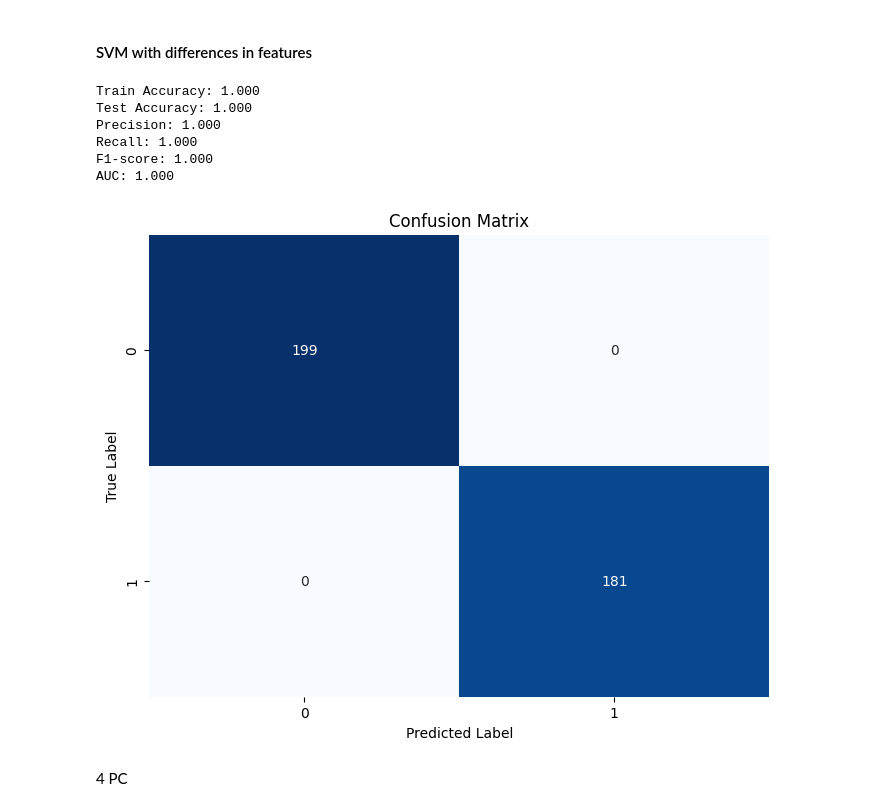
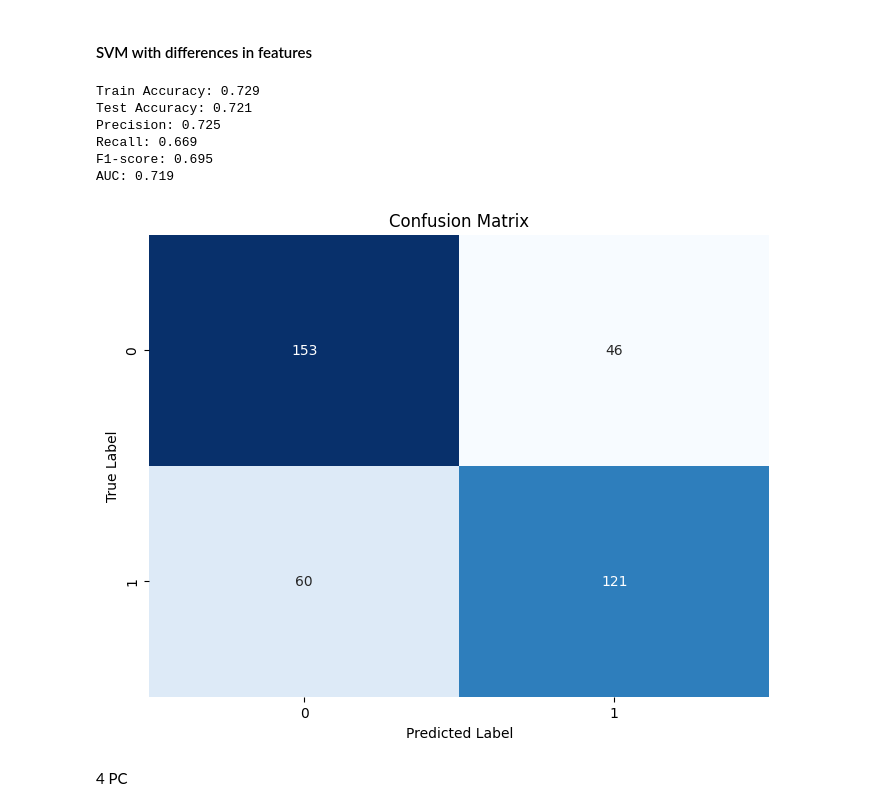
Before and after one commit to BhosaleAniket/MATH-189-Final-Project, a Jupyter notebook: final_project.ipynb, the cells around one changed output. Drawn from its saved outputs; the diff is of its cells as text; code cells hidden in the pictures.

```diff
--- a/final_project.ipynb
+++ b/final_project.ipynb
@@ -1145,7 +1154,7 @@ AUC: 1.000
 # %% [markdown]
 #### SVM with differences in features
 # %%
-X = df_numerical_difference.drop(columns=["FullTimeResult", "FullTimeHomeGoals", "HalfTimeHomeGoals", "FullTimeAwayGoals", "HalfTimeAwayGoals", "HomeShots", "AwayShots", "HomeShotsOnTarget", "AwayShotsOnTarget", "HomeCorners", "AwayCorners"])
+X = df_numerical_difference.drop(columns=["FullTimeResult", "FTR", "FullTimeHomeGoals", "HalfTimeHomeGoals", "FullTimeAwayGoals", "HalfTimeAwayGoals", "HomeShots", "AwayShots", "HomeShotsOnTarget", "AwayShotsOnTarget", "HomeCorners", "AwayCorners", "HomeFouls", "AwayFouls"])
 y = df_numerical_difference["FullTimeResult"]
 
 X_train, X_test, y_train, y_test = train_test_split(X, y, test_size=0.2, random_state=42)
@@ -1158,40 +1167,40 @@ y_pred_train = svm.predict(X_train)
 y_pred_test = svm.predict(X_test)
 
 # accuracy
 train_accuracy = accuracy_score(y_train, y_pred_train)
 test_accuracy = accuracy_score(y_test, y_pred_test)
 
 print(f"Train Accuracy: {train_accuracy:.3f}")
 print(f"Test Accuracy: {test_accuracy:.3f}")
 
 # precision, recall, and F1-score, and AUC
 precision = precision_score(y_test, y_pred_test)
 recall = recall_score(y_test, y_pred_test)
 f1 = f1_score(y_test, y_pred_test)
 auc = roc_auc_score(y_test, y_pred_test)
 
 print(f"Precision: {precision:.3f}")
 print(f"Recall: {recall:.3f}")
 print(f"F1-score: {f1:.3f}")
 print(f"AUC: {auc:.3f}")
 
 cm = confusion_matrix(y_test, y_pred_test)
 
 # plot the confusion matrix
 plt.figure(figsize=(8, 6))
 sns.heatmap(cm, annot=True, fmt='d', cmap='Blues', cbar=False)
 plt.xlabel('Predicted Label')
 plt.ylabel('True Label')
 plt.title('Confusion Matrix')
 plt.show()
 # %% [output]
-Train Accuracy: 1.000
-Test Accuracy: 1.000
-Precision: 1.000
-Recall: 1.000
-F1-score: 1.000
-AUC: 1.000
+Train Accuracy: 0.729
+Test Accuracy: 0.721
+Precision: 0.725
+Recall: 0.669
+F1-score: 0.695
+AUC: 0.719
-[figure, old version]
+[figure, new version]
 # %% [markdown]
 4 PC
 # %%
```
Also changed, not shown: parts of 4 cells of this notebook.
